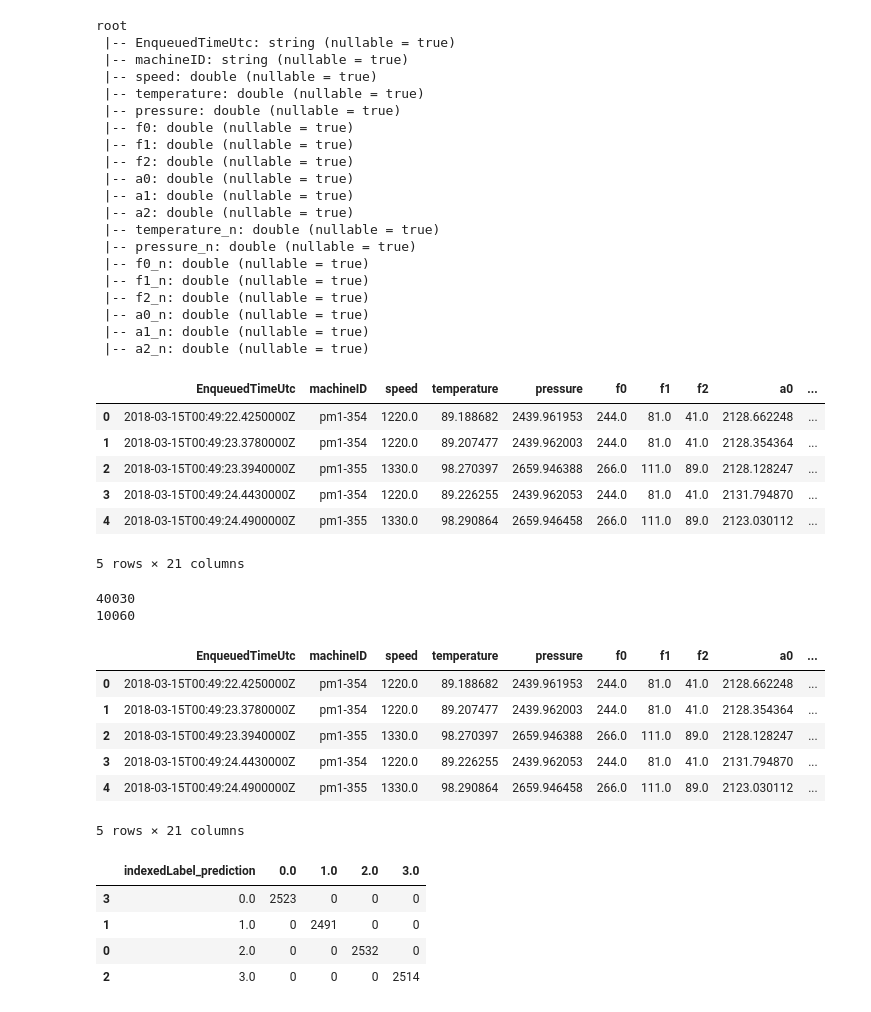
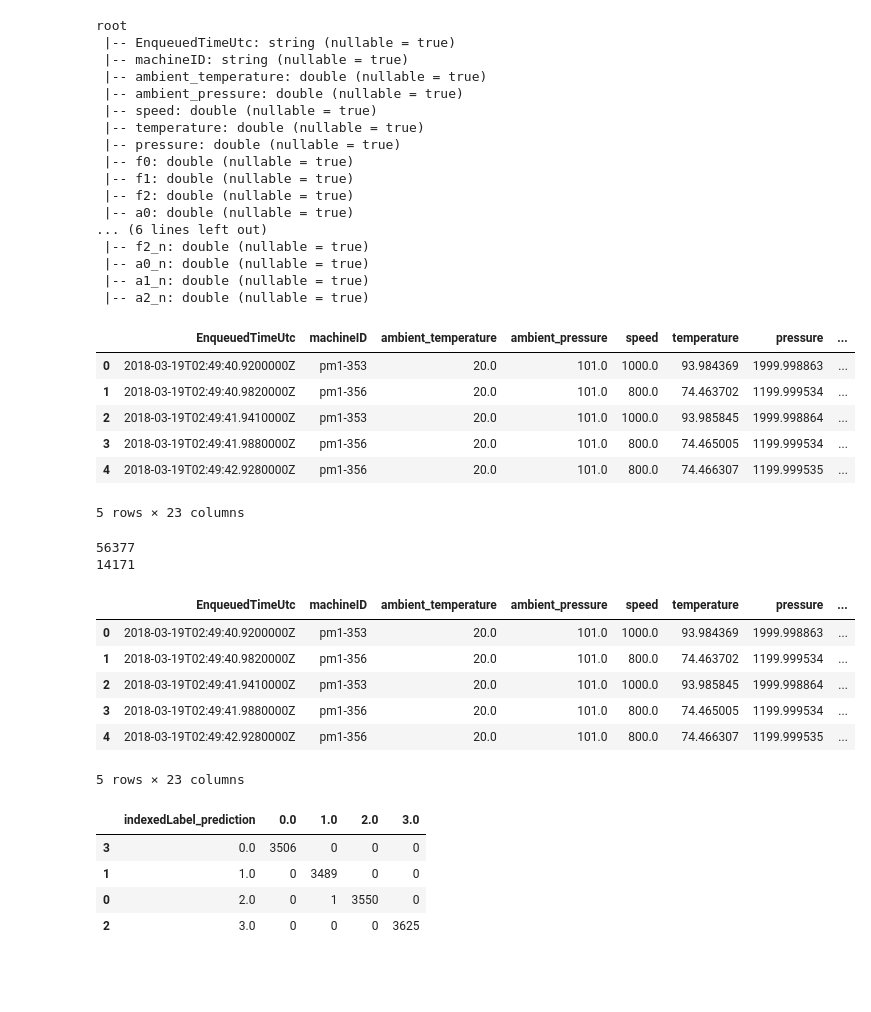
Before and after one commit to Azure/AI-PredictiveMaintenance, a Jupyter notebook: src/AML/Notebooks/ModelTraining.ipynb, the cells around one changed output. Cells and saved outputs as stored; diff of their text form; code cells hidden in the pictures; blank space fills up the shorter version.

Commit message:
Updating notebooks - correcting an error in the categorical features - correct ordering of features in the vector - operationalization notebook

```diff
--- a/src/AML/Notebooks/Training.ipynb
+++ b/src/AML/Notebooks/ModelTraining.ipynb
@@ -22,8 +22,8 @@ from pyspark.ml.classification import DecisionTreeClassifier
 from pyspark.ml.feature import StringIndexer, VectorAssembler, VectorIndexer
 from pyspark.ml import PipelineModel
 # %%
-sc = SparkContext.getOrCreate()
-sql = SQLContext.getOrCreate(sc)
+#sc = SparkContext.getOrCreate()
+sql = sqlContext #SQLContext.getOrCreate(sc)
 # %%
 STORAGE_ACCOUNT_SUFFIX = 'core.windows.net'
 STORAGE_ACCOUNT_NAME = os.environ['STORAGE_ACCOUNT_NAME']
@@ -33,12 +33,14 @@ wasbUrlOutput = "wasb://{0}@{1}.blob.{2}/features.parquet".format(
             STORAGE_ACCOUNT_NAME,
             STORAGE_ACCOUNT_SUFFIX)
 
-dfa = spark.read.parquet(wasbUrlOutput)
+dfa = sql.read.parquet(wasbUrlOutput)
 dfa.printSchema()
 # %% [output]
 root
  |-- EnqueuedTimeUtc: string (nullable = true)
  |-- machineID: string (nullable = true)
+ |-- ambient_temperature: double (nullable = true)
+ |-- ambient_pressure: double (nullable = true)
  |-- speed: double (nullable = true)
  |-- temperature: double (nullable = true)
  |-- pressure: double (nullable = true)
@@ -46,37 +48,32 @@ root
  |-- f1: double (nullable = true)
  |-- f2: double (nullable = true)
  |-- a0: double (nullable = true)
- |-- a1: double (nullable = true)
- |-- a2: double (nullable = true)
- |-- temperature_n: double (nullable = true)
- |-- pressure_n: double (nullable = true)
- |-- f0_n: double (nullable = true)
- |-- f1_n: double (nullable = true)
+... (6 lines left out)
  |-- f2_n: double (nullable = true)
  |-- a0_n: double (nullable = true)
  |-- a1_n: double (nullable = true)
  |-- a2_n: double (nullable = true)
 # %%
-features = [c for c in dfa.columns if c not in ['machineID', 'EnqueuedTimeUtc']]
+features = sorted([c for c in dfa.columns if c not in ['machineID', 'EnqueuedTimeUtc']])
 
 # assemble features
-va = VectorAssembler(inputCols=(features), outputCol='features')
+va = VectorAssembler(inputCols=features, outputCol='features')
 
 # this is a hack!! In the current simulated dataset, there are 4 machines: machine 0 is "good,"
 # whereas the rest are experiencing different failures. This will eventually be produced by merging
 # telemetry with the "maintenance log"
 feat_data = va.transform(dfa).withColumn('label_e', dfa.machineID.substr(-1, 1).cast(IntegerType()))
 dfa.unpersist()
 feat_data.persist(pyspark.StorageLevel.DISK_ONLY)
 feat_data.limit(10).toPandas().head()
 # %% [output]
-|  | EnqueuedTimeUtc | machineID | speed | temperature | pressure | f0 | f1 | f2 | a0 | ... |
-| 0 | 2018-03-15T00:49:22.4250000Z | pm1-354 | 1220.0 | 89.188682 | 2439.961953 | 244.0 | 81.0 | 41.0 | 2128.662248 | ... |
-| 1 | 2018-03-15T00:49:23.3780000Z | pm1-354 | 1220.0 | 89.207477 | 2439.962003 | 244.0 | 81.0 | 41.0 | 2128.354364 | ... |
-| 2 | 2018-03-15T00:49:23.3940000Z | pm1-355 | 1330.0 | 98.270397 | 2659.946388 | 266.0 | 111.0 | 89.0 | 2128.128247 | ... |
-| 3 | 2018-03-15T00:49:24.4430000Z | pm1-354 | 1220.0 | 89.226255 | 2439.962053 | 244.0 | 81.0 | 41.0 | 2131.794870 | ... |
-| 4 | 2018-03-15T00:49:24.4900000Z | pm1-355 | 1330.0 | 98.290864 | 2659.946458 | 266.0 | 111.0 | 89.0 | 2123.030112 | ... |
+|  | EnqueuedTimeUtc | machineID | ambient_temperature | ambient_pressure | speed | temperature | pressure | ... |
+| 0 | 2018-03-19T02:49:40.9200000Z | pm1-353 | 20.0 | 101.0 | 1000.0 | 93.984369 | 1999.998863 | ... |
+| 1 | 2018-03-19T02:49:40.9820000Z | pm1-356 | 20.0 | 101.0 | 800.0 | 74.463702 | 1199.999534 | ... |
+| 2 | 2018-03-19T02:49:41.9410000Z | pm1-353 | 20.0 | 101.0 | 1000.0 | 93.985845 | 1999.998864 | ... |
+| 3 | 2018-03-19T02:49:41.9880000Z | pm1-356 | 20.0 | 101.0 | 800.0 | 74.465005 | 1199.999534 | ... |
+| 4 | 2018-03-19T02:49:42.9280000Z | pm1-356 | 20.0 | 101.0 | 800.0 | 74.466307 | 1199.999535 | ... |
-5 rows × 21 columns
+5 rows × 23 columns
 # %%
 # set maxCategories so features with > 10 distinct values are treated as continuous.
 featureIndexer = VectorIndexer(inputCol="features",
@@ -91,15 +88,15 @@ print(training.count())
 print(test.count())
 feat_data.limit(5).toPandas().head()
 # %% [output]
-40030
-10060
+56377
+14171
-|  | EnqueuedTimeUtc | machineID | speed | temperature | pressure | f0 | f1 | f2 | a0 | ... |
-| 0 | 2018-03-15T00:49:22.4250000Z | pm1-354 | 1220.0 | 89.188682 | 2439.961953 | 244.0 | 81.0 | 41.0 | 2128.662248 | ... |
-| 1 | 2018-03-15T00:49:23.3780000Z | pm1-354 | 1220.0 | 89.207477 | 2439.962003 | 244.0 | 81.0 | 41.0 | 2128.354364 | ... |
-| 2 | 2018-03-15T00:49:23.3940000Z | pm1-355 | 1330.0 | 98.270397 | 2659.946388 | 266.0 | 111.0 | 89.0 | 2128.128247 | ... |
-| 3 | 2018-03-15T00:49:24.4430000Z | pm1-354 | 1220.0 | 89.226255 | 2439.962053 | 244.0 | 81.0 | 41.0 | 2131.794870 | ... |
-| 4 | 2018-03-15T00:49:24.4900000Z | pm1-355 | 1330.0 | 98.290864 | 2659.946458 | 266.0 | 111.0 | 89.0 | 2123.030112 | ... |
+|  | EnqueuedTimeUtc | machineID | ambient_temperature | ambient_pressure | speed | temperature | pressure | ... |
+| 0 | 2018-03-19T02:49:40.9200000Z | pm1-353 | 20.0 | 101.0 | 1000.0 | 93.984369 | 1999.998863 | ... |
+| 1 | 2018-03-19T02:49:40.9820000Z | pm1-356 | 20.0 | 101.0 | 800.0 | 74.463702 | 1199.999534 | ... |
+| 2 | 2018-03-19T02:49:41.9410000Z | pm1-353 | 20.0 | 101.0 | 1000.0 | 93.985845 | 1999.998864 | ... |
+| 3 | 2018-03-19T02:49:41.9880000Z | pm1-356 | 20.0 | 101.0 | 800.0 | 74.465005 | 1199.999534 | ... |
+| 4 | 2018-03-19T02:49:42.9280000Z | pm1-356 | 20.0 | 101.0 | 800.0 | 74.466307 | 1199.999535 | ... |
-5 rows × 21 columns
+5 rows × 23 columns
 # %%
 model_type = 'RandomForest' # Use 'DecisionTree', or 'RandomForest'
 
@@ -159,10 +156,10 @@ confuse = conf_table.toPandas().sort_values(by=['indexedLabel_prediction'])
 confuse.head()
 # %% [output]
 |  | indexedLabel_prediction | 0.0 | 1.0 | 2.0 | 3.0 |
-| 3 | 0.0 | 2523 | 0 | 0 | 0 |
-| 1 | 1.0 | 0 | 2491 | 0 | 0 |
-| 0 | 2.0 | 0 | 0 | 2532 | 0 |
-| 2 | 3.0 | 0 | 0 | 0 | 2514 |
+| 3 | 0.0 | 3506 | 0 | 0 | 0 |
+| 1 | 1.0 | 0 | 3489 | 0 | 0 |
+| 0 | 2.0 | 0 | 1 | 3550 | 0 |
+| 2 | 3.0 | 0 | 0 | 0 | 3625 |
 # %%
 model_pipeline.write().overwrite().save('../model')
 
```
Also changed, not shown: 2 other files.
